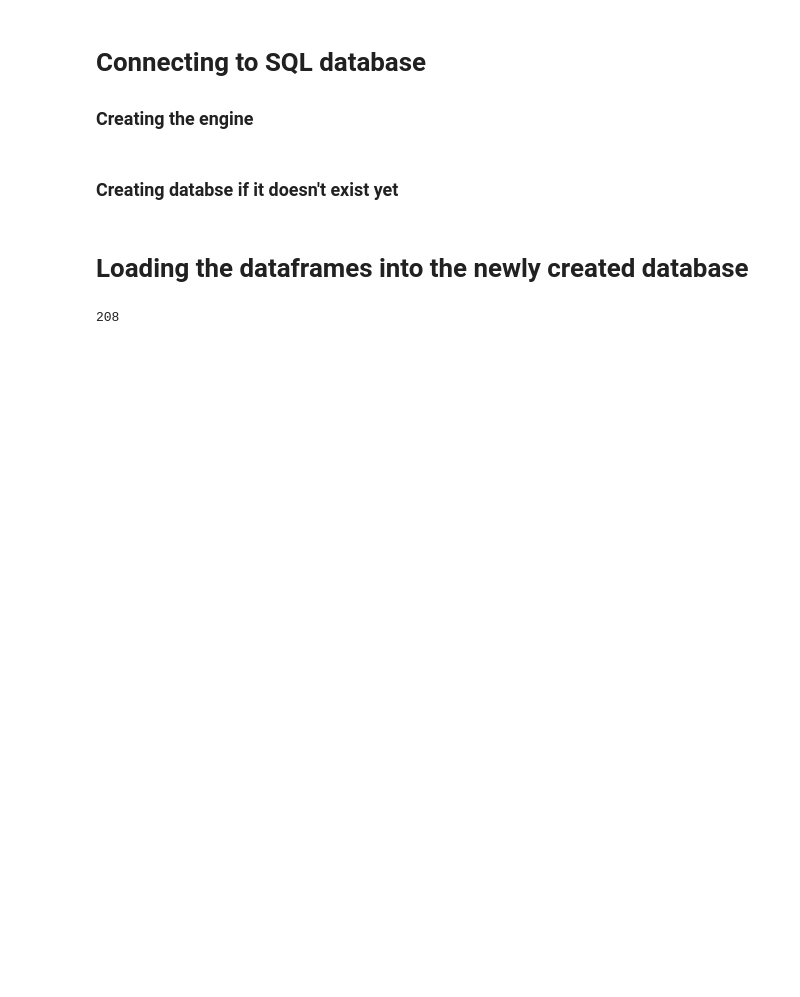
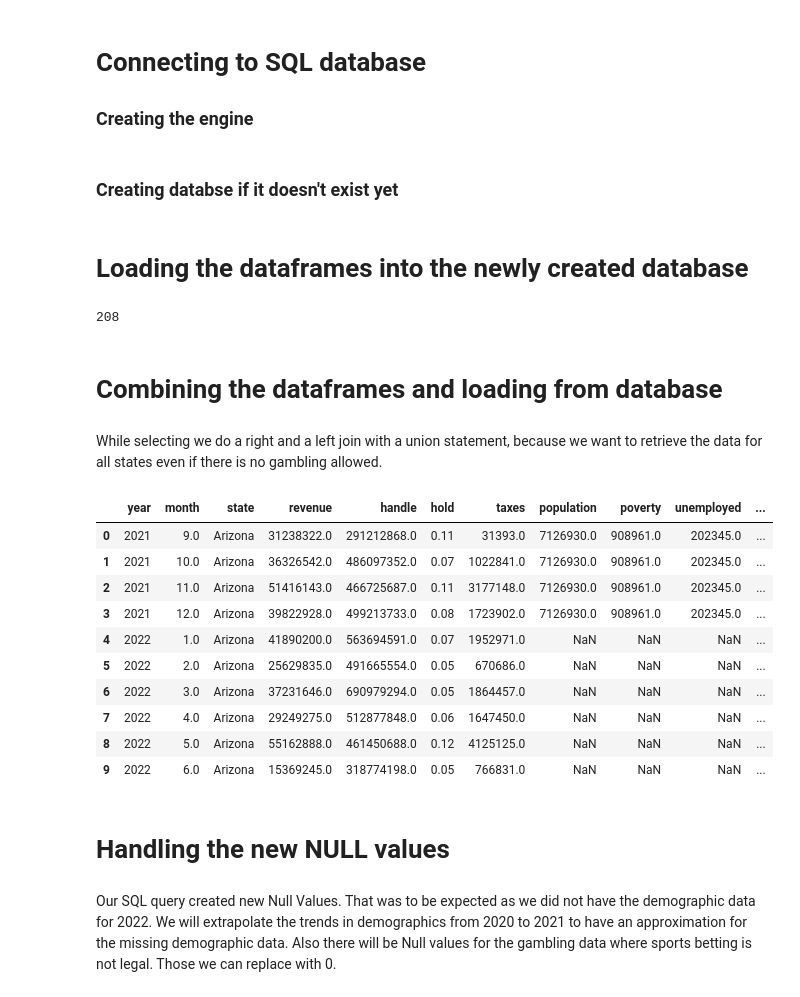
Before and after one commit to GiancarloSanna/Mid_Bootcamp_Project, a Jupyter notebook: 5 SQL Save and Read.ipynb, the cells around one changed output. Saved outputs shown, nothing was run; the diff lists cells and outputs as text; code cells hidden in the pictures; blank space fills up the shorter version.

```diff
--- a/5 SQL Save and Read.ipynb
+++ b/5 SQL Save and Read.ipynb
@@ -39,2 +99,6 @@ population.to_sql("population", engine, if_exists = "replace")
 # %% [output]
 208
+# %% [markdown]
+# Combining the dataframes and loading from database
+# %% [markdown]
+While selecting we do a right and a left join with a union statement, because we want to retrieve the data for all states even if there is no gambling allowed.
@@ -40,0 +150,22 @@ population.to_sql("population", engine, if_exists = "replace")
+# %%
+df = pd.read_sql_query(query, engine)
+# %%
+df.head(10)
+# %% [output]
+|  | year | month | state | revenue | handle | hold | taxes | population | poverty | unemployed | ... |
+| 0 | 2021 | 9.0 | Arizona | 31238322.0 | 291212868.0 | 0.11 | 31393.0 | 7126930.0 | 908961.0 | 202345.0 | ... |
+| 1 | 2021 | 10.0 | Arizona | 36326542.0 | 486097352.0 | 0.07 | 1022841.0 | 7126930.0 | 908961.0 | 202345.0 | ... |
+| 2 | 2021 | 11.0 | Arizona | 51416143.0 | 466725687.0 | 0.11 | 3177148.0 | 7126930.0 | 908961.0 | 202345.0 | ... |
+| 3 | 2021 | 12.0 | Arizona | 39822928.0 | 499213733.0 | 0.08 | 1723902.0 | 7126930.0 | 908961.0 | 202345.0 | ... |
+| 4 | 2022 | 1.0 | Arizona | 41890200.0 | 563694591.0 | 0.07 | 1952971.0 | NaN | NaN | NaN | ... |
+| 5 | 2022 | 2.0 | Arizona | 25629835.0 | 491665554.0 | 0.05 | 670686.0 | NaN | NaN | NaN | ... |
+| 6 | 2022 | 3.0 | Arizona | 37231646.0 | 690979294.0 | 0.05 | 1864457.0 | NaN | NaN | NaN | ... |
+| 7 | 2022 | 4.0 | Arizona | 29249275.0 | 512877848.0 | 0.06 | 1647450.0 | NaN | NaN | NaN | ... |
+| 8 | 2022 | 5.0 | Arizona | 55162888.0 | 461450688.0 | 0.12 | 4125125.0 | NaN | NaN | NaN | ... |
+| 9 | 2022 | 6.0 | Arizona | 15369245.0 | 318774198.0 | 0.05 | 766831.0 | NaN | NaN | NaN | ... |
+# %% [markdown]
+# Handling the new NULL values
+# %% [markdown]
+Our SQL query created new Null Values. That was to be expected as we did not have the demographic data for 2022.
+We will extrapolate the trends in demographics from 2020 to 2021 to have an approximation for the missing demographic data.
+Also there will be Null values for the gambling data where sports betting is not legal. Those we can replace with 0.
```
Also changed, not shown: parts of 50 cells of this notebook, 5 other files.
